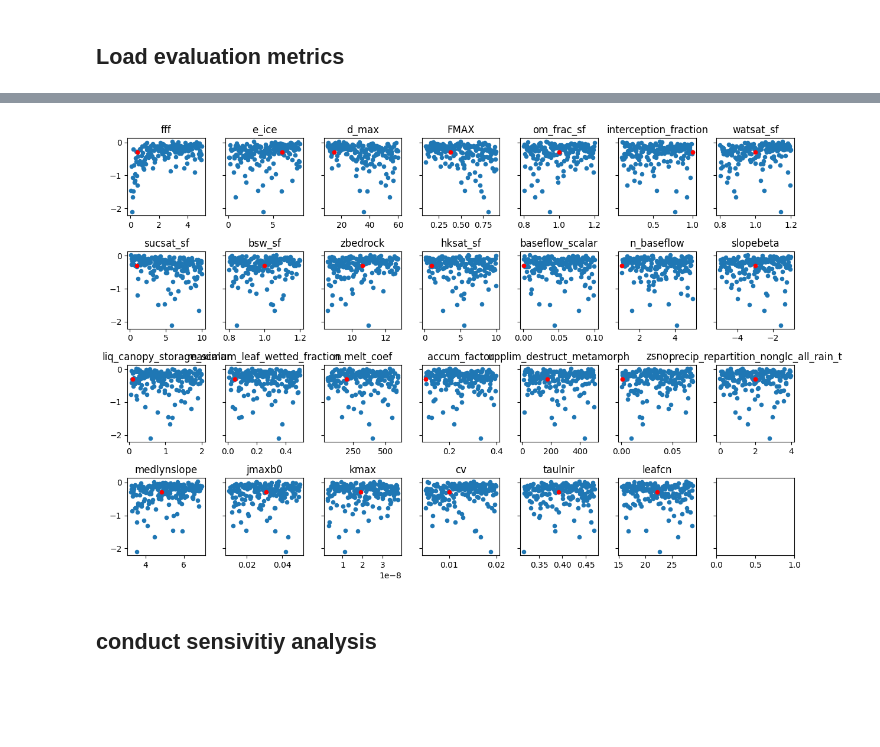
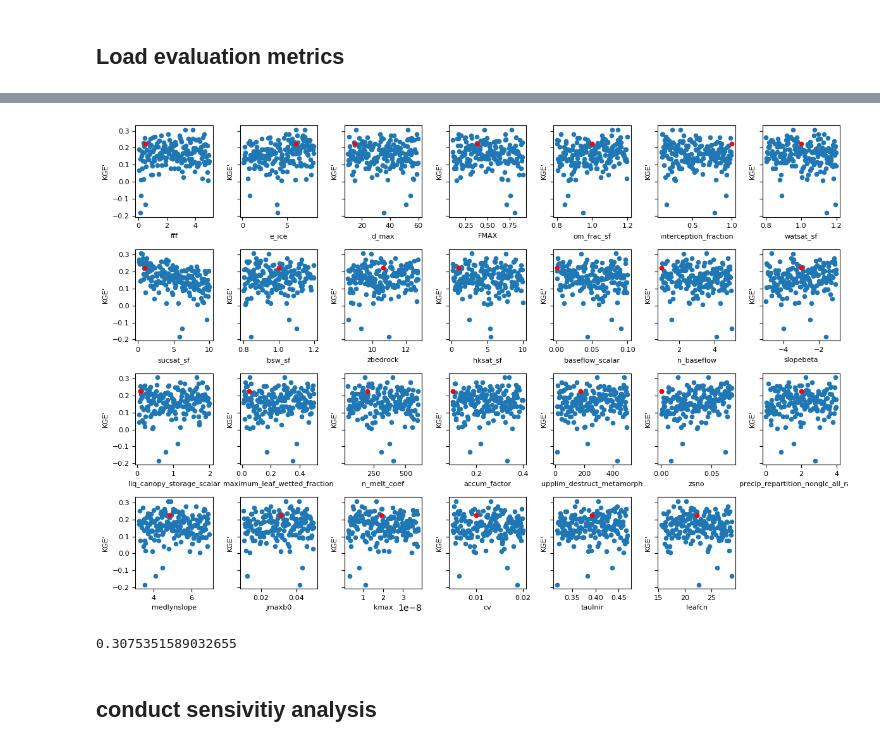
Before and after one commit to NCAR/CTSM_calibration, a Jupyter notebook: src/SA/step5_SA_evaluation_and_data.ipynb, the cells around one changed output, grey strips where cells are left out. Saved outputs shown, nothing was run; the diff lists cells and outputs as text; code cells hidden in the pictures; blank space fills up the shorter version.

```diff
--- a/src/SA/step5_SA_evaluation_and_data.ipynb
+++ b/src/SA/step5_SA_evaluation_and_data.ipynb
@@ -98,7 +99,7 @@ for t in range(-1, niter):
             maxabserror[l] = maxabserror_q
 
     df_metric = pd.DataFrame({'KGEmod': kge, 'rmse':rmse, 'maxabserror':maxabserror})
-    df_metric.to_csv(outfile_metric, index=False)
+    # df_metric.to_csv(outfile_metric, index=False)
 # %% [markdown]
 # Load all parameter values and all metrics to perform sensitivity analysis
 # %% [markdown]
@@ -178,20 +212,29 @@ plt.show()
 # %%
 # plot inputs-output
 fig, axs = plt.subplots(4, 7, figsize=(12, 8), sharey=True)
 axs = axs.flatten()
 
-kge_mean = np.nanmean(kge, axis=1)
+kge_mean = np.nanmedian(kge, axis=1)
 paramanmes = df_param['Parameter'].values
 
 for i in range(nparam):
     axs[i].scatter(params[:,i], kge_mean, 20)
     axs[i].scatter(params[0,i], kge_mean[0], 20, color='r')
-    axs[i].set_title(paramanmes[i])
+    axs[i].set_xlabel(paramanmes[i], fontsize=8)
+    axs[i].set_ylabel("KGE'", fontsize=8)
+    axs[i].tick_params(axis='x', labelsize=8)
+    axs[i].tick_params(axis='y', labelsize=8)
+
+axs[i+1].axis('off')
 
 plt.tight_layout()
 plt.show()
 # %% [output]
-[figure, old version]
+[figure, new version]
+# %%
+np.nanmax(np.nanmedian(kge, axis=1))
+# %% [output]
+0.3075351589032655
 # %% [markdown]
 ## conduct sensivitiy analysis
 # %% [markdown]
```
Also changed, not shown: parts of 4 cells of this notebook, 34 other files.
